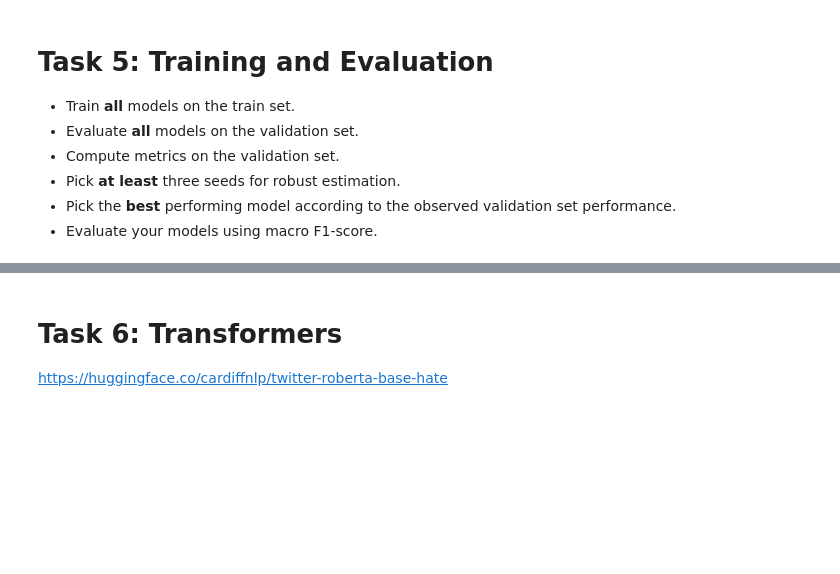
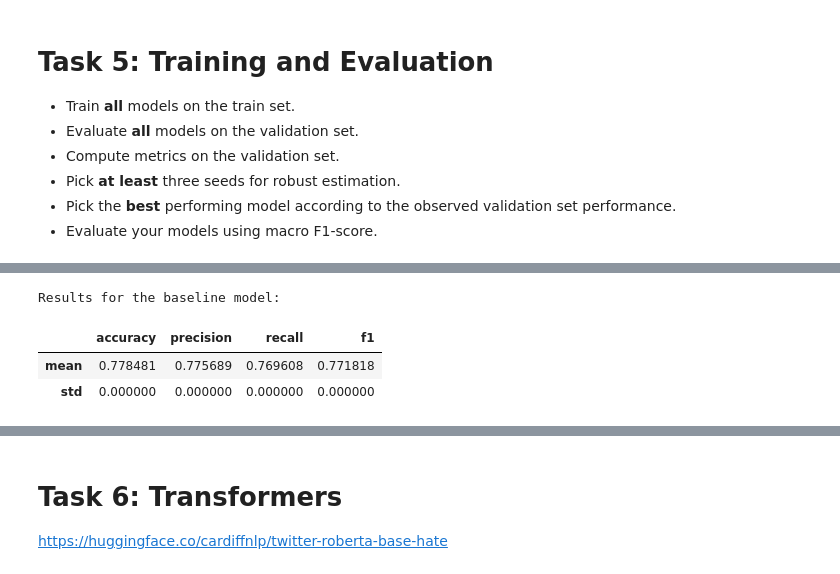
Before and after one commit to MatteoFasulo/Sexism-detection, a Jupyter notebook: assignment_1.ipynb, the cells around one changed output, grey strips where cells are left out. Drawn from its saved outputs; the diff is of its cells as text; code cells hidden in the pictures; blank space fills up the shorter version.

```diff
--- a/assignment_1.ipynb
+++ b/assignment_1.ipynb
@@ -1012,0 +1063,9 @@ gc.collect()
+# %%
+lstm_results_df_index = lstm_results_df.set_index('name')
+print('Results for the baseline model:')
+lstm_results_df_index[lstm_results_df_index['layers'] == 1].agg(['mean', 'std']).drop(columns='layers')
+# %% [output]
+Results for the baseline model:
+|  | accuracy | precision | recall | f1 |
+| mean | 0.778481 | 0.775689 | 0.769608 | 0.771818 |
+| std | 0.000000 | 0.000000 | 0.000000 | 0.000000 |
```
Also changed, not shown: parts of 26 cells of this notebook.
